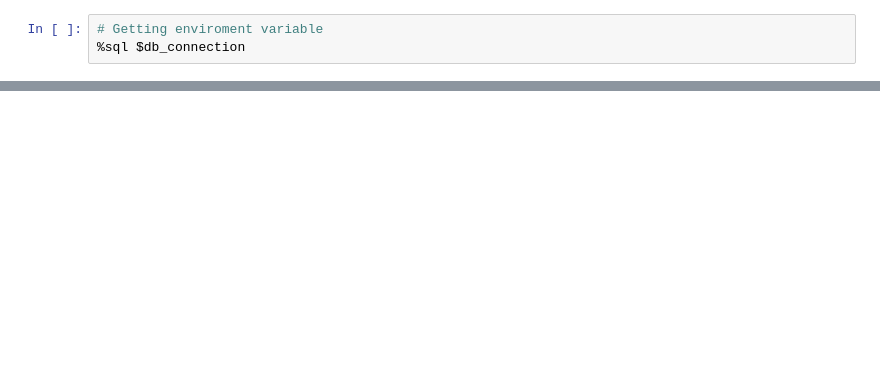
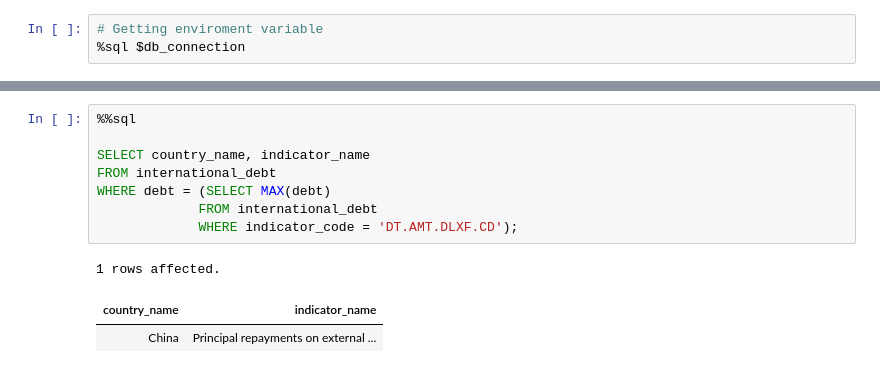
Before and after one commit to JAdraz/international-debt-statistics, a Jupyter notebook: src/data-analysis/main.ipynb, the cells around one changed output, grey strips where cells are left out. Cells and saved outputs as stored; diff of their text form; blank space fills up the shorter version.

```diff
--- a/src/data-analysis/main.ipynb
+++ b/src/data-analysis/main.ipynb
@@ -37,0 +232,12 @@ FROM international_debt;
+# %%
+%%sql
+
+SELECT country_name, indicator_name
+FROM international_debt
+WHERE debt = (SELECT MAX(debt)
+             FROM international_debt
+             WHERE indicator_code = 'DT.AMT.DLXF.CD');
+# %% [output]
+1 rows affected.
+| country_name | indicator_name |
+| China | Principal repayments on external ... |
```
Also changed, not shown: parts of 23 cells of this notebook.
